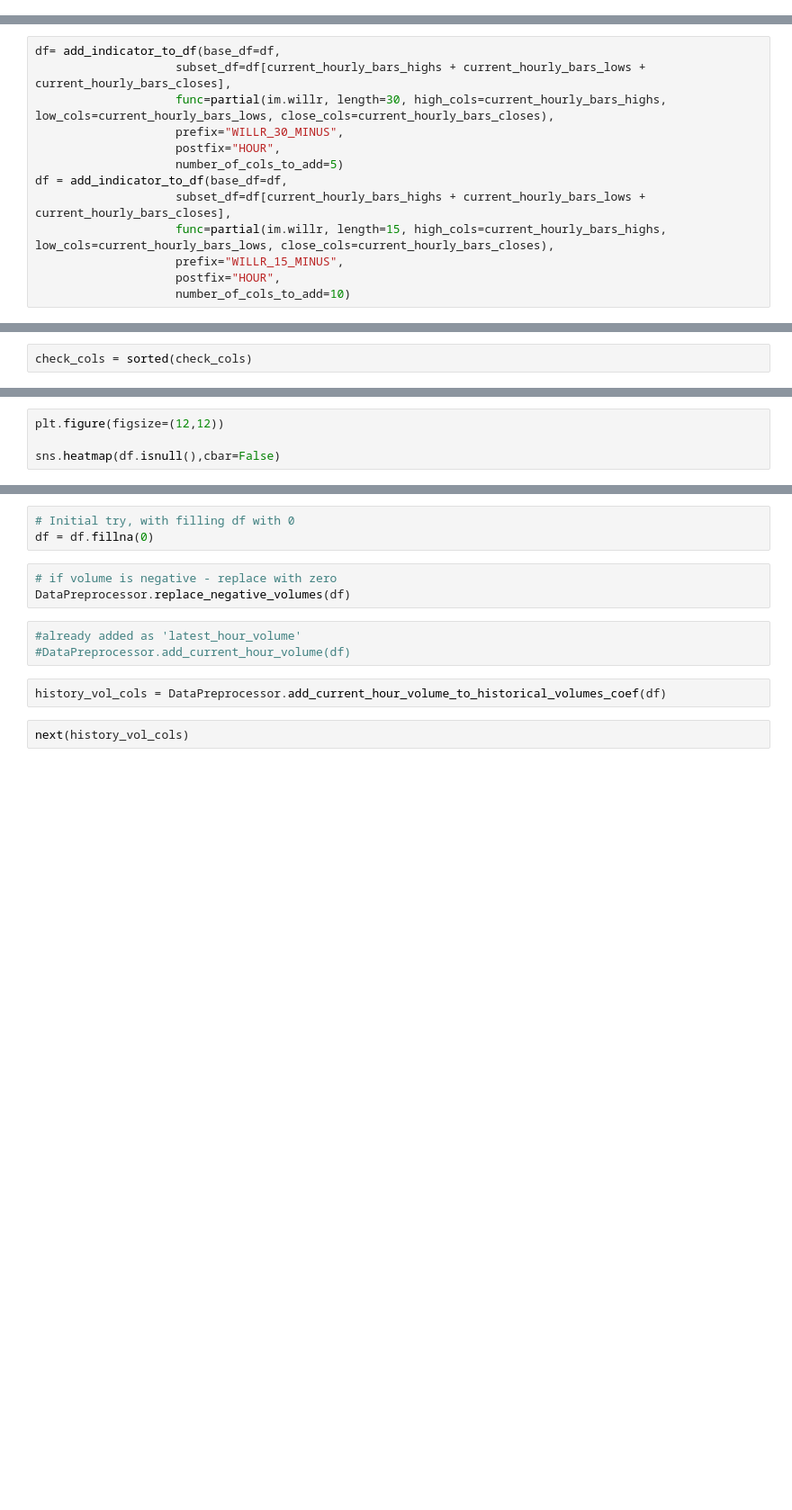
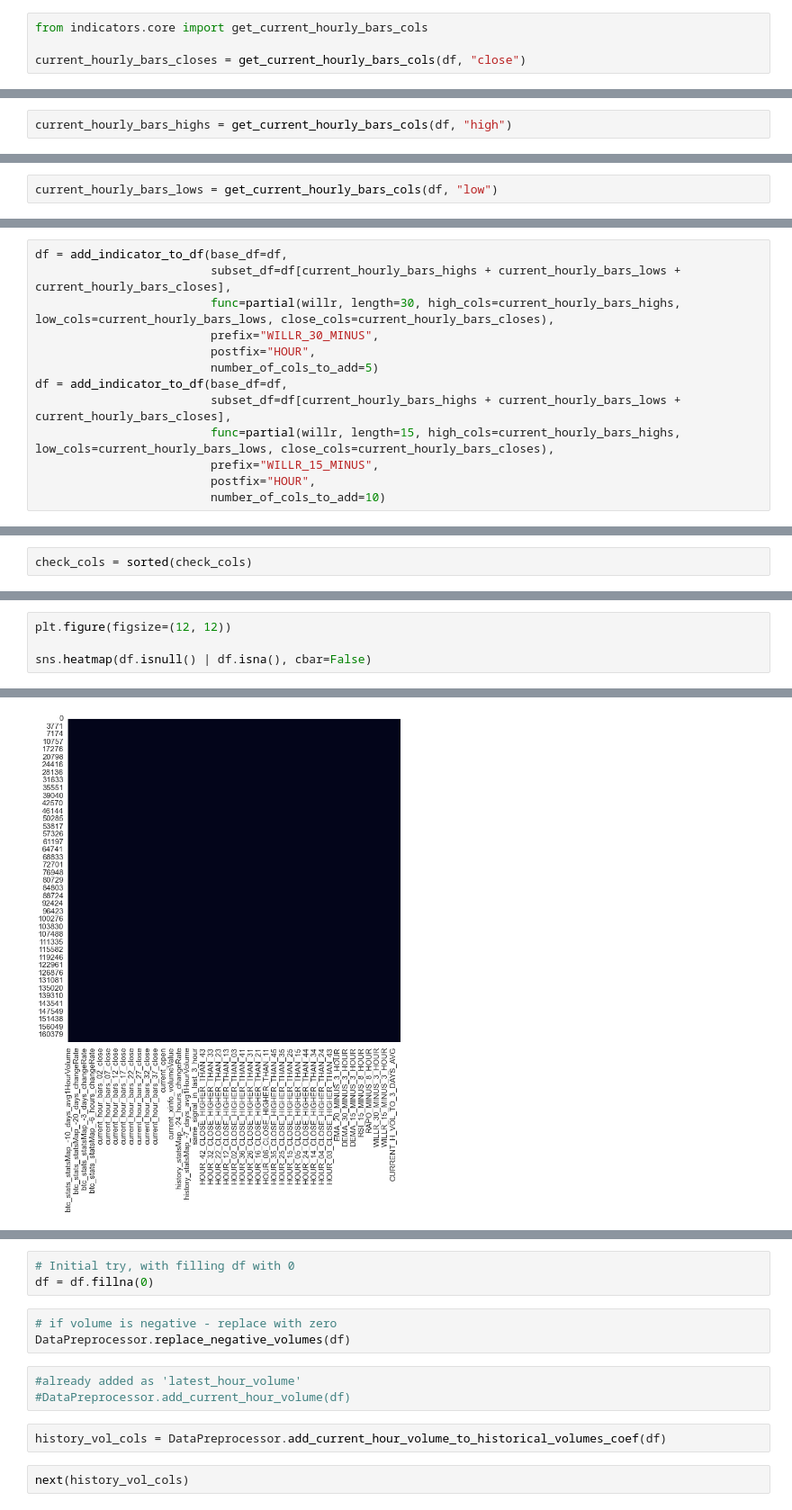
Before and after one commit to hustlestar/trading-signals-ml-processing, a Jupyter notebook: src/exp.ipynb, the cells around one changed output, grey strips where cells are left out. Shown at 90% size. Cells and saved outputs as stored; diff of their text form; blank space fills up the shorter version.

```diff
--- a/src/exp.ipynb
+++ b/src/exp.ipynb
@@ -107,0 +129,4 @@ len(current_hourly_bars_lows)
+# %%
+from indicators.core import get_current_hourly_bars_cols
+
+current_hourly_bars_closes = get_current_hourly_bars_cols(df, "close")
@@ -107,0 +135,2 @@ len(current_hourly_bars_lows)
+# %%
+current_hourly_bars_highs = get_current_hourly_bars_cols(df, "high")
@@ -107,0 +139,2 @@ len(current_hourly_bars_lows)
+# %%
+current_hourly_bars_lows = get_current_hourly_bars_cols(df, "low")
@@ -210,17 +369,17 @@ df = add_indicator_to_df(base_df=df,
 #                     postfix="HOUR",
 #                     number_of_cols_to_add=10)
 # %%
-df= add_indicator_to_df(base_df=df,
-                    subset_df=df[current_hourly_bars_highs + current_hourly_bars_lows + current_hourly_bars_closes],
-                    func=partial(im.willr, length=30, high_cols=current_hourly_bars_highs, low_cols=current_hourly_bars_lows, close_cols=current_hourly_bars_closes),
-                    prefix="WILLR_30_MINUS",
-                    postfix="HOUR",
-                    number_of_cols_to_add=5)
 df = add_indicator_to_df(base_df=df,
-                    subset_df=df[current_hourly_bars_highs + current_hourly_bars_lows + current_hourly_bars_closes],
-                    func=partial(im.willr, length=15, high_cols=current_hourly_bars_highs, low_cols=current_hourly_bars_lows, close_cols=current_hourly_bars_closes),
-                    prefix="WILLR_15_MINUS",
-                    postfix="HOUR",
-                    number_of_cols_to_add=10)
+                         subset_df=df[current_hourly_bars_highs + current_hourly_bars_lows + current_hourly_bars_closes],
+                         func=partial(willr, length=30, high_cols=current_hourly_bars_highs, low_cols=current_hourly_bars_lows, close_cols=current_hourly_bars_closes),
+                         prefix="WILLR_30_MINUS",
+                         postfix="HOUR",
+                         number_of_cols_to_add=5)
+df = add_indicator_to_df(base_df=df,
+                         subset_df=df[current_hourly_bars_highs + current_hourly_bars_lows + current_hourly_bars_closes],
+                         func=partial(willr, length=15, high_cols=current_hourly_bars_highs, low_cols=current_hourly_bars_lows, close_cols=current_hourly_bars_closes),
+                         prefix="WILLR_15_MINUS",
+                         postfix="HOUR",
+                         number_of_cols_to_add=10)
 # %%
 df.tail()
@@ -276,4 +508,5 @@ df.tail()
 # %%
-plt.figure(figsize=(12,12))
+plt.figure(figsize=(12, 12))
 
-sns.heatmap(df.isnull(),cbar=False)
+sns.heatmap(df.isnull() | df.isna(), cbar=False)
+# %% [output]
@@ -279,0 +514 @@ sns.heatmap(df.isnull(),cbar=False)
+[figure, added]
```
Also changed, not shown: parts of 115 cells of this notebook, 14 other files.
